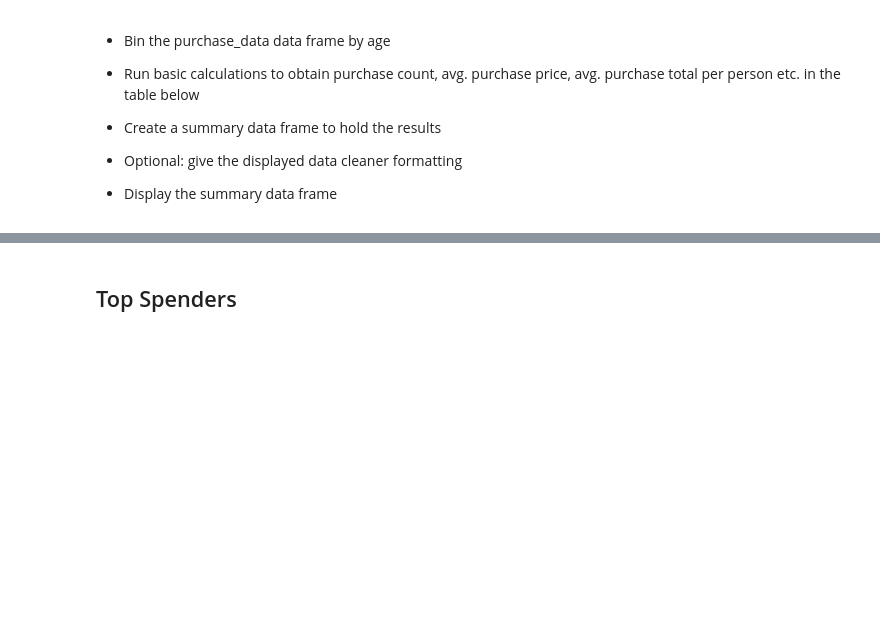
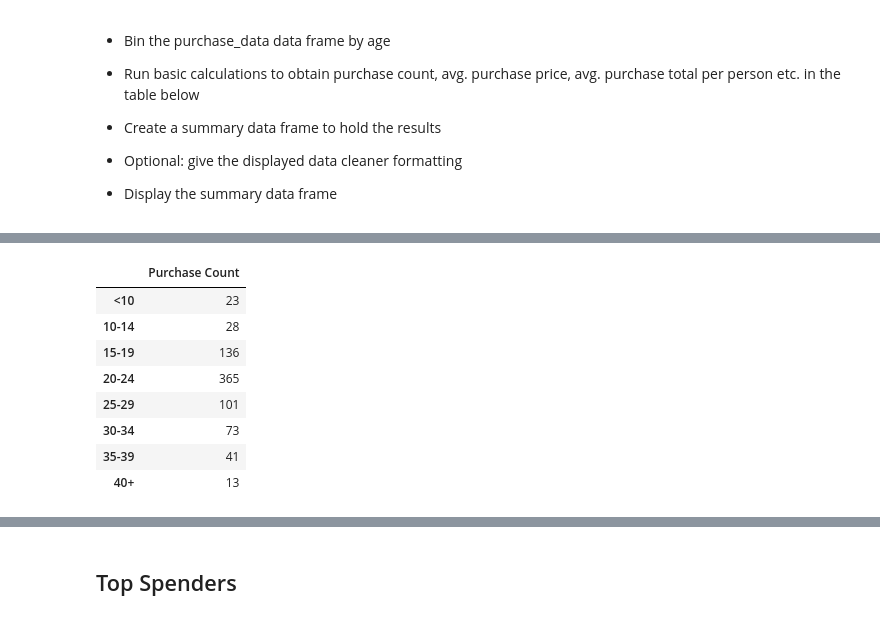
Before and after one commit to i1620/pandas-challenge, a Jupyter notebook: HeroesOfPymoli/HeroesOfPymoli_starter.ipynb, the cells around one changed output, grey strips where cells are left out. Cells and saved outputs as stored; diff of their text form; code cells hidden in the pictures; blank space fills up the shorter version.

```diff
--- a/HeroesOfPymoli/HeroesOfPymoli_starter.ipynb
+++ b/HeroesOfPymoli/HeroesOfPymoli_starter.ipynb
@@ -235,0 +259,26 @@ new_summary
+# %%
+#setting up index and purchase count
+bins = [0, 9, 14, 19, 24, 29, 34, 39, 100]
+names = [ "<10", "10-14", "15-19", "20-24", "25-29", "30-34", "35-39", "40+"]
+purchase_data_df["Age Group"] = pd.cut(purchase_data_df["Age"], bins, labels=names)
+price_data=purchase_data_df[["Price", "Age Group"]]
+price_data_counts = price_data["Age Group"].value_counts()
+age_data_price =pd.DataFrame(price_data_counts)
+age_data_price = age_data_price.rename(columns={"Age Group" : "Purchase Count"})
+letters =pd.DataFrame({"letters" : ["D","C","E","F","G","B","A","H"], "Purchase Count" : [365,136,101,73,41,28,23,13]})
+age_data_price= age_data_price.reset_index().merge(letters, how="left").set_index("index")
+age_data_price = age_data_price.sort_values("letters")
+del age_data_price["letters"]
+age_data_price.index.name = None
+
+age_data_price
+# %% [output]
+|  | Purchase Count |
+| <10 | 23 |
+| 10-14 | 28 |
+| 15-19 | 136 |
+| 20-24 | 365 |
+| 25-29 | 101 |
+| 30-34 | 73 |
+| 35-39 | 41 |
+| 40+ | 13 |
```
Also changed, not shown: parts of 24 cells of this notebook.
